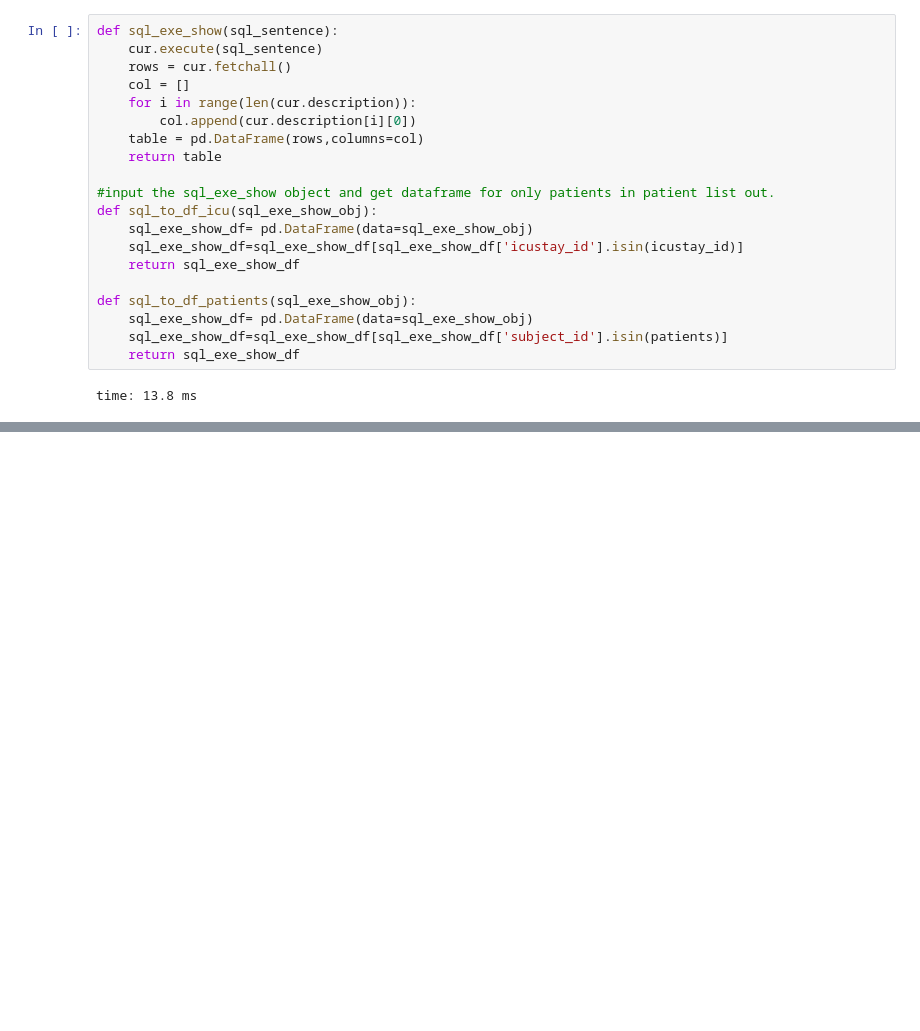
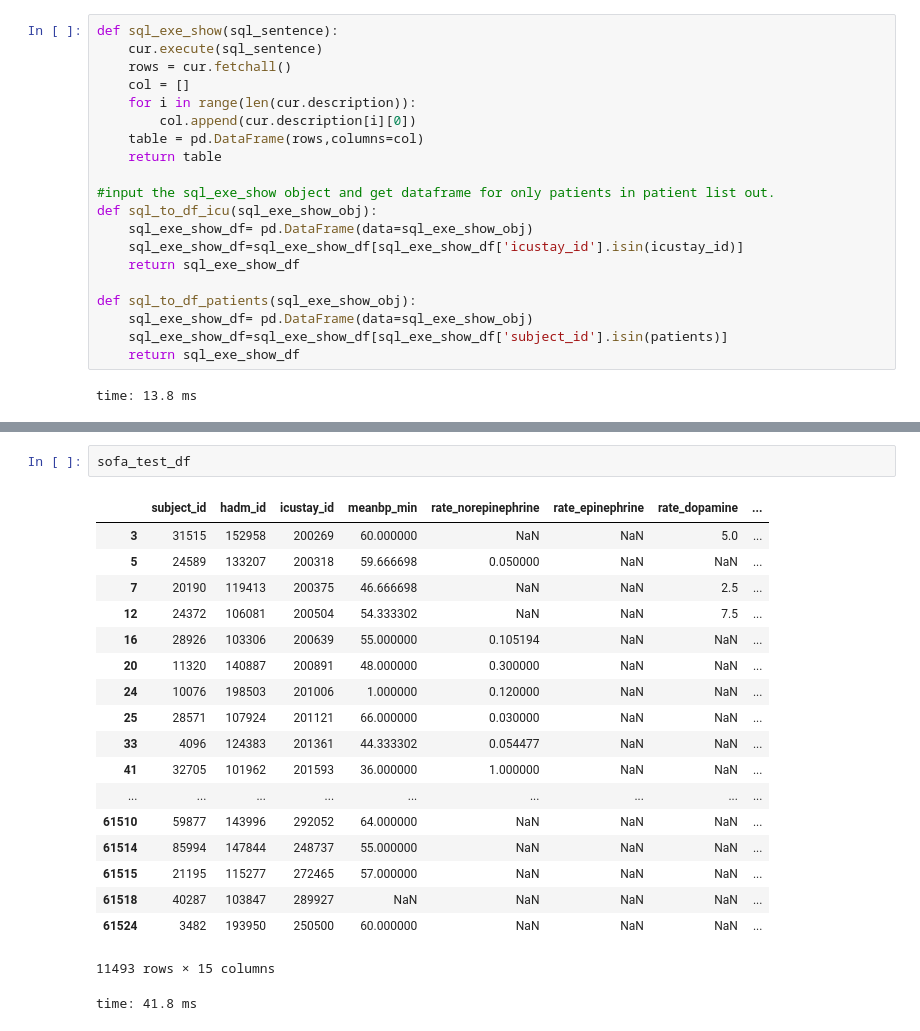
Before and after one commit to kellylinyingxin/mimiciii-antibiotics-modeling, a Jupyter notebook: notebooks/03-clinical_variables_sofatest.ipynb, the cells around one changed output, grey strips where cells are left out. Cells and saved outputs as stored; diff of their text form; blank space fills up the shorter version.

```diff
--- a/notebooks/03-clinical_variables_sofatest.ipynb
+++ b/notebooks/03-clinical_variables_sofatest.ipynb
@@ -119,0 +279,22 @@ ventparam_all48_df= sql_to_df_icu(ventparamTable)
+# %%
+sofa_test_df
+# %% [output]
+|  | subject_id | hadm_id | icustay_id | meanbp_min | rate_norepinephrine | rate_epinephrine | rate_dopamine | ... |
+| 3 | 31515 | 152958 | 200269 | 60.000000 | NaN | NaN | 5.0 | ... |
+| 5 | 24589 | 133207 | 200318 | 59.666698 | 0.050000 | NaN | NaN | ... |
+| 7 | 20190 | 119413 | 200375 | 46.666698 | NaN | NaN | 2.5 | ... |
+| 12 | 24372 | 106081 | 200504 | 54.333302 | NaN | NaN | 7.5 | ... |
+| 16 | 28926 | 103306 | 200639 | 55.000000 | 0.105194 | NaN | NaN | ... |
+| 20 | 11320 | 140887 | 200891 | 48.000000 | 0.300000 | NaN | NaN | ... |
+| 24 | 10076 | 198503 | 201006 | 1.000000 | 0.120000 | NaN | NaN | ... |
+| 25 | 28571 | 107924 | 201121 | 66.000000 | 0.030000 | NaN | NaN | ... |
+| 33 | 4096 | 124383 | 201361 | 44.333302 | 0.054477 | NaN | NaN | ... |
+| 41 | 32705 | 101962 | 201593 | 36.000000 | 1.000000 | NaN | NaN | ... |
+| ... | ... | ... | ... | ... | ... | ... | ... | ... |
+| 61510 | 59877 | 143996 | 292052 | 64.000000 | NaN | NaN | NaN | ... |
+| 61514 | 85994 | 147844 | 248737 | 55.000000 | NaN | NaN | NaN | ... |
+| 61515 | 21195 | 115277 | 272465 | 57.000000 | NaN | NaN | NaN | ... |
+| 61518 | 40287 | 103847 | 289927 | NaN | NaN | NaN | NaN | ... |
+| 61524 | 3482 | 193950 | 250500 | 60.000000 | NaN | NaN | NaN | ... |
+11493 rows × 15 columns
+time: 41.8 ms
```
Also changed, not shown: parts of 27 cells of this notebook, 6 other files.
